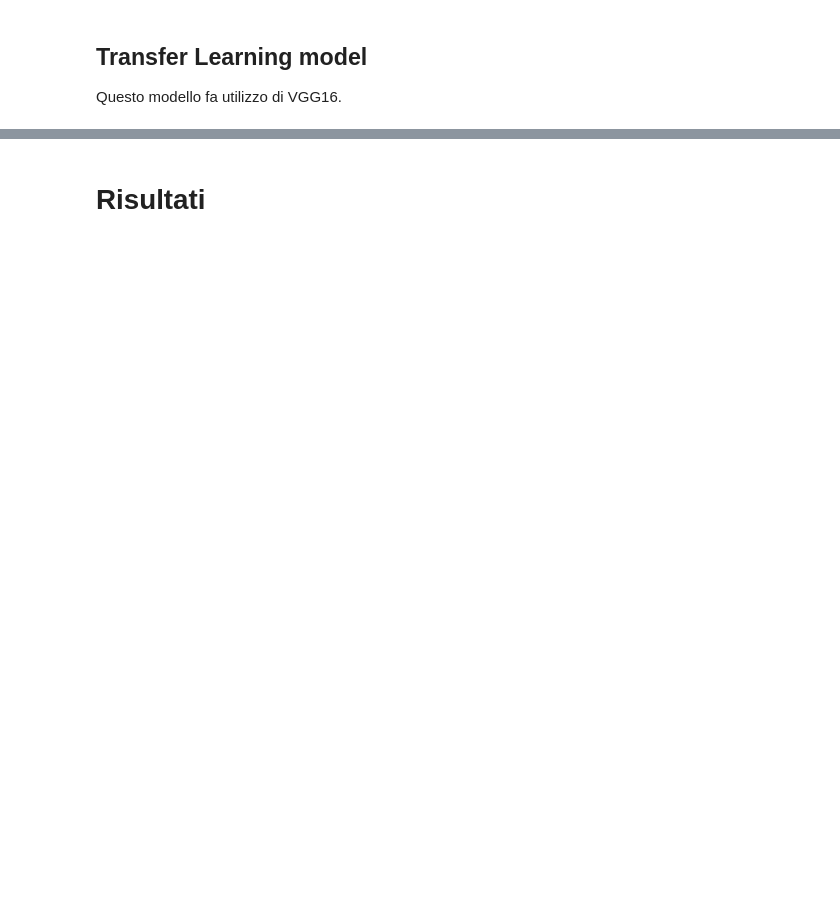
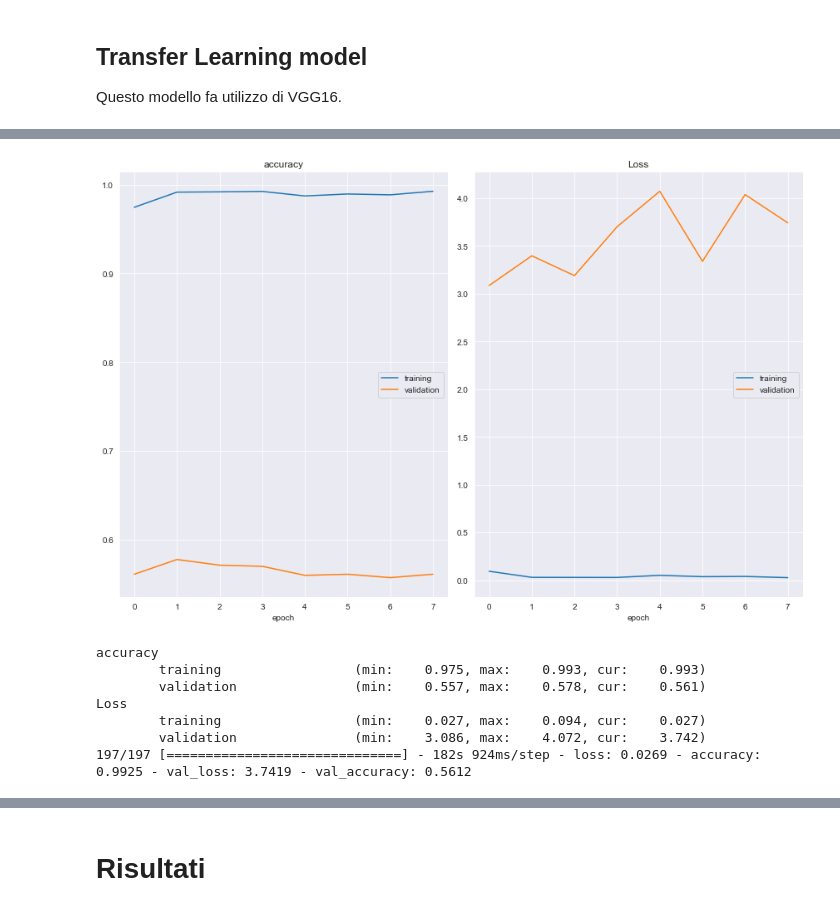
Before and after one commit to ThetaRangers/ML, a Jupyter notebook: mgrr.ipynb, the cells around one changed output, grey strips where cells are left out. Drawn from its saved outputs; the diff is of its cells as text; code cells hidden in the pictures; blank space fills up the shorter version.

```diff
--- a/mgrr.ipynb
+++ b/mgrr.ipynb
@@ -689,0 +709,12 @@ filtered_tracks = tracks_df.xs('track', level=0, axis=1)['genre_top'].loc[track_
+# %%
+tf_train_data = pd.DataFrame(columns=['Filename', 'label'])
+tf_validation_data = pd.DataFrame(columns=['Filename', 'label'])
+tf_test_data = pd.DataFrame(columns=['Filename', 'label'])
+for i in tqdm(train_ds.index):
+    tf_train_data.loc[i]=["data/spectrograms/" + str(i) + ".png", genres[train_ds.loc[i]]]
+
+for i in tqdm(validation_ds.index):
+    tf_validation_data.loc[i]=["data/spectrograms/" + str(i) + ".png", genres[validation_ds.loc[i]]]
+
+for i in tqdm(test_ds.index):
+    tf_test_data.loc[i]=["data/spectrograms/" + str(i) + ".png", genres[test_ds.loc[i]]]
@@ -803,0 +1136,6 @@ keras.utils.plot_model(model_vgg, show_shapes=True)
+# %%
+history = model_vgg_16.fit(traingen, validation_data=validationgen, epochs=50, batch_size=64)
+
+val_acc_per_epoch = history.history['val_accuracy']
+best_epoch = val_acc_per_epoch.index(max(val_acc_per_epoch)) + 1
+print('Best epoch: %d' % (best_epoch,))
@@ -803,0 +1163,21 @@ keras.utils.plot_model(model_vgg, show_shapes=True)
+# %%
+best_epoch= 8
+# %%
+early_stop = EarlyStopping(monitor='val_loss',
+                           patience=10,
+                           restore_best_weights=True,
+                           mode='auto')
+
+
+start = time.process_time()
+model_vgg_16.fit(traingen, validation_data=validationgen, epochs=best_epoch, batch_size=64, callbacks=[early_stop, PlotLossesKeras()])
+time_cnn_vgg16 = time.process_time() - start
+# %% [output]
+[figure, added]
+accuracy
+        training                 (min:    0.975, max:    0.993, cur:    0.993)
+        validation               (min:    0.557, max:    0.578, cur:    0.561)
+Loss
+        training                 (min:    0.027, max:    0.094, cur:    0.027)
+        validation               (min:    3.086, max:    4.072, cur:    3.742)
+197/197 [==============================] - 182s 924ms/step - loss: 0.0269 - accuracy: 0.9925 - val_loss: 3.7419 - val_accuracy: 0.5612
```
Also changed, not shown: parts of 45 cells of this notebook, 2 other files.
